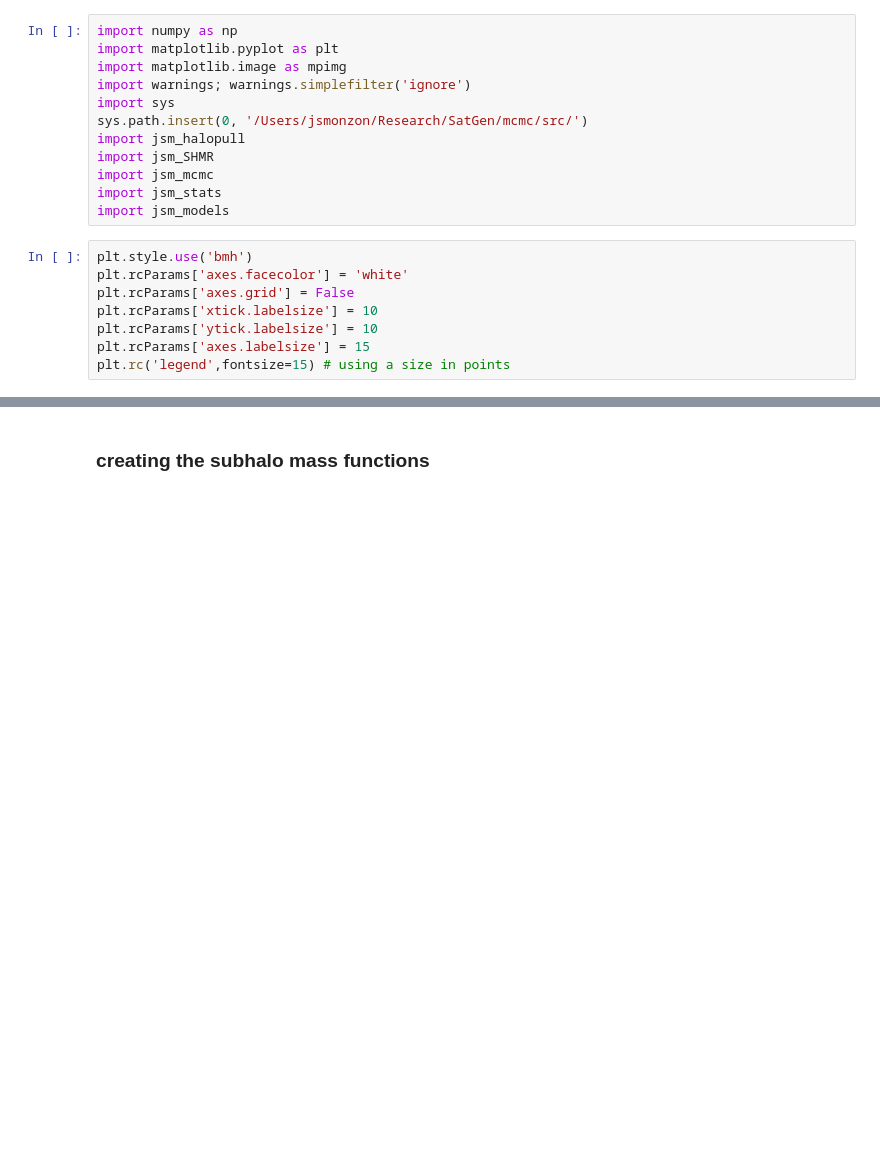
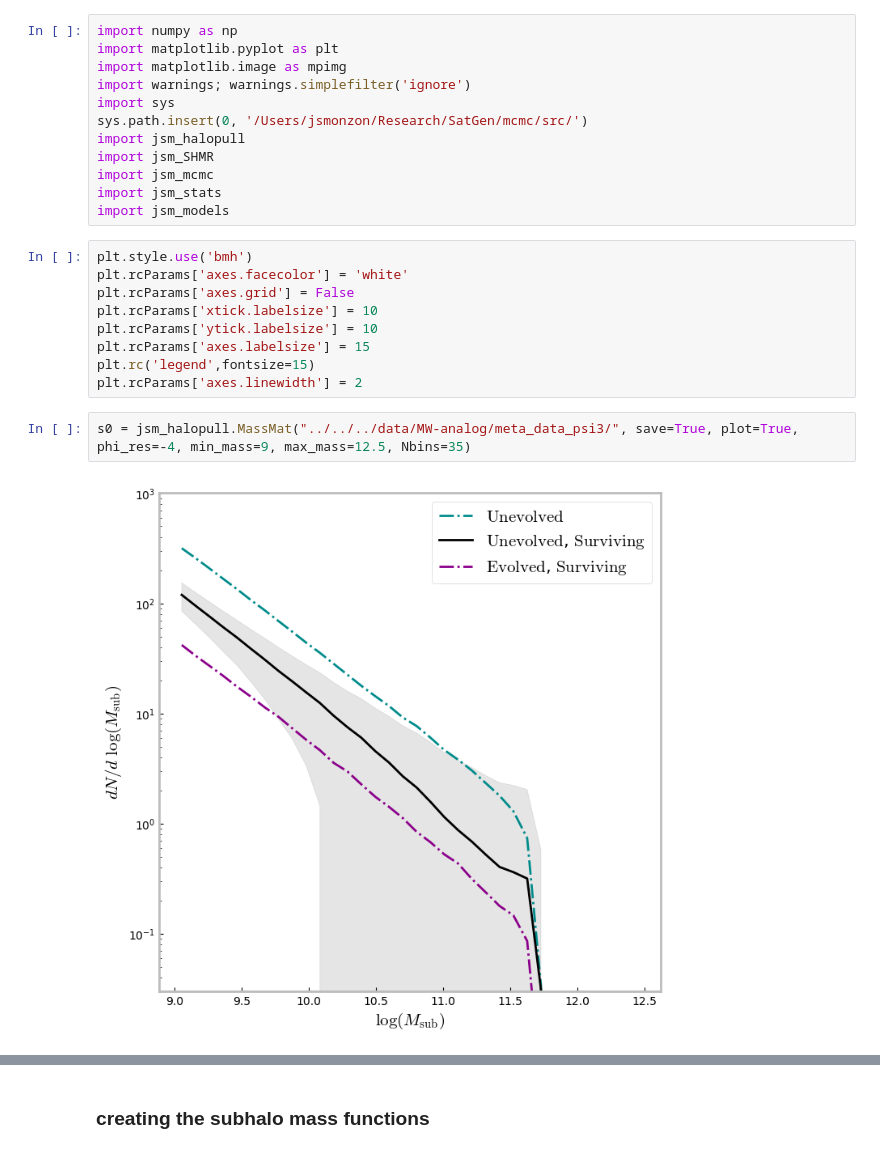
Before and after one commit to jsmonzon/SatGen, a Jupyter notebook: notebooks/paper/SHMF_plot.ipynb, the cells around one changed output, grey strips where cells are left out. Cells and saved outputs as stored; diff of their text form; blank space fills up the shorter version.

```diff
--- a/notebooks/paper/SHMF_plot.ipynb
+++ b/notebooks/paper/SHMF_plot.ipynb
@@ -20,4 +20,9 @@ plt.rcParams['axes.grid'] = False
 plt.rcParams['xtick.labelsize'] = 10
 plt.rcParams['ytick.labelsize'] = 10
 plt.rcParams['axes.labelsize'] = 15
-plt.rc('legend',fontsize=15) # using a size in points
+plt.rc('legend',fontsize=15)
+plt.rcParams['axes.linewidth'] = 2
+# %%
+s0 = jsm_halopull.MassMat("../../../data/MW-analog/meta_data_psi3/", save=True, plot=True, phi_res=-4, min_mass=9, max_mass=12.5, Nbins=35)
+# %% [output]
+[figure, added]
```
Also changed, not shown: parts of 20 cells of this notebook, 35 other files.
